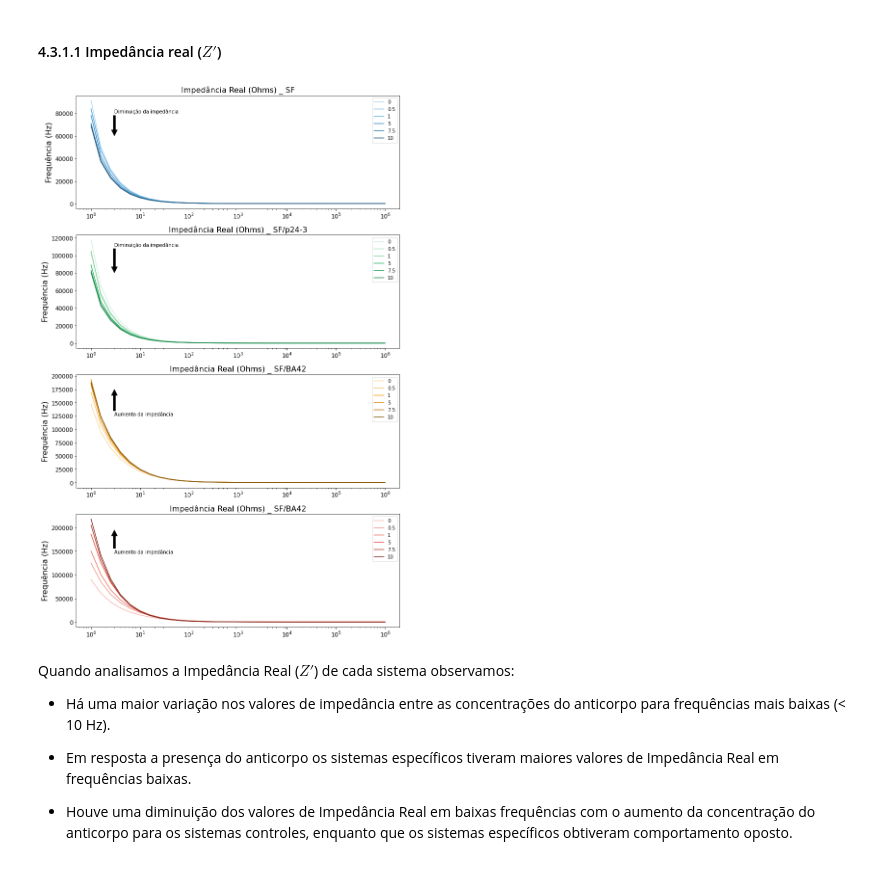
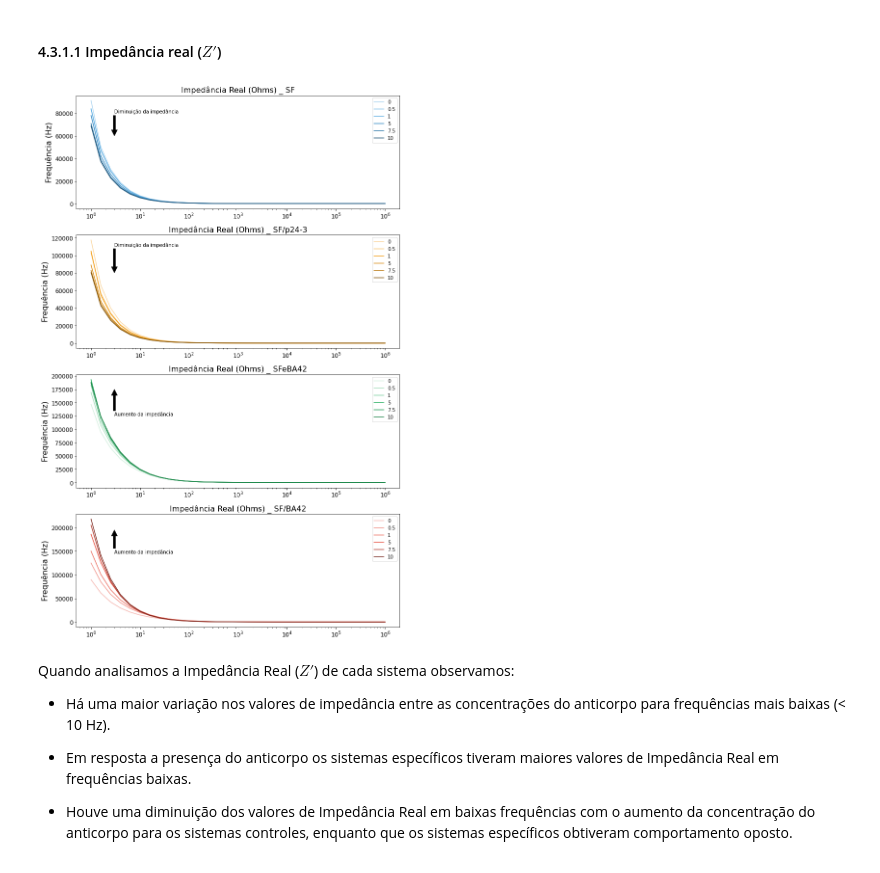
Before and after one commit to alyyokomichi/Impedance_Biosensor, a Jupyter notebook: Impedance_Biosensor.ipynb, the cells around one changed output. Cells and saved outputs as stored; diff of their text form; code cells hidden in the pictures.

```diff
--- a/Impedance_Biosensor.ipynb
+++ b/Impedance_Biosensor.ipynb
@@ -69,7 +69,7 @@ Cada arquivo contem a resposta de um sistema em relação a uma determinada conc
 Para facilitar a análise dos dados, decidiu-se montar dataframes de apenas um parâmetro ($Z'$, $Z"$, ou $Z$), agrupando os dados de todos os sistemas (SF, SF/p24-3, SF/BA42 e SFeBA42) com as diferentes concentrações do anticorpo (0 - 0.5 - 1 - 5 - 7.5 - 10 $\mu g/mL$). Para cada arquivo lido, cada coluna foi adicionada à respectiva lista e posteriormente transformadas em dataframes.
 # %%
 concentracao = [0, 500, 1000, 5000, 7500, 10000]
-sistemas = ['SF', 'SF_p24-3', 'SF_BA42', 'SFeBA42']
+sistemas = ['SF', 'SF_p24-3', 'SFeBA42', 'SF_BA42']
 Z1 = []      # lista para armazenar os dados de impedância real
 Z2 = []      # lista para armazenar os dados de impedância imaginaria
 Z = []       # lista para armazenar os dados da magnitude da impedância
@@ -80,13 +80,10 @@ for s in sistemas:
   for c in concentracao:
     arq = pd.read_csv(f'{s}_{c}ng.csv', sep=',')
     arq.set_index('Frequency (Hz)', inplace=True)
-    IR = arq['Impedance Real (Ohms)']
-    II = arq['Impedance Imaginary (Ohms)']
-    IM = arq['Impedance Magnitude (Ohms)']
+    Z1.append(arq['Impedance Real (Ohms)'])               # armazenando dados lidos
+    Z2.append(arq['Impedance Imaginary (Ohms)'])
+    Z.append(arq['Impedance Magnitude (Ohms)'])
     D.append([c/1000, s])       # armazenando concentracao e sistema
-    Z1.append(IR)               # armazenando dados lidos
-    Z2.append(II)
-    Z.append(IM)
 # %%
 # Transformando dados coletados em dataframe
 Z1 = pd.DataFrame(Z1)      # dataframe com os dados de Impedância Real
@@ -148,53 +145,53 @@ plt.xscale('log')
 f_ax2 = fig.add_subplot(spec[1, 0])
 f_ax2.set_title('Impedância Real (Ohms) _ SF/p24-3', fontsize= 16)
 f_ax2.set_ylabel('Frequência (Hz)', fontsize=16)
-f_ax2.plot(Z1.iloc[6, :-2], color='#D4EFDF', label ="0")
-f_ax2.plot(Z1.iloc[7, :-2], color='#A9DFBF', label ="0.5")
-f_ax2.plot(Z1.iloc[8, :-2], color='#7DCEA0', label ="1")
-f_ax2.plot(Z1.iloc[9, :-2], color='#27AE60', label ="5")
-f_ax2.plot(Z1.iloc[10, :-2], color='#229954', label ="7.5")
-f_ax2.plot(Z1.iloc[11, :-2], color='#1E8449', label ="10")
+f_ax2.plot(Z1.iloc[6, :-2], color='#FAD7A0', label ="0")
+f_ax2.plot(Z1.iloc[7, :-2], color='#F8C471', label ="0.5")
+f_ax2.plot(Z1.iloc[8, :-2], color='#F39C12', label ="1")
+f_ax2.plot(Z1.iloc[9, :-2], color='#D68910', label ="5")
+f_ax2.plot(Z1.iloc[10, :-2], color='#B9770E', label ="7.5")
+f_ax2.plot(Z1.iloc[11, :-2], color='#7E5109', label ="10")
 f_ax2.legend()
 f_ax2.tick_params(labelsize=12)
 f_ax2.annotate('Diminuição da impedância', xy=(3, 80000), xytext= (3, 110000), arrowprops=dict(facecolor='black', shrink=0.01), fontsize=10)
 #f_ax2.set_ylim(0, 2500000)
 plt.xscale('log')
 
 # Grafico do sistema SFeBA42
 f_ax3 = fig.add_subplot(spec[2, 0])
-f_ax3.set_title('Impedância Real (Ohms) _ SF/BA42', fontsize= 16)
+f_ax3.set_title('Impedância Real (Ohms) _ SFeBA42', fontsize= 16)
 f_ax3.set_ylabel('Frequência (Hz)', fontsize=16)
-f_ax3.plot(Z1.iloc[18, :-2], color='#FAD7A0', label ="0")
-f_ax3.plot(Z1.iloc[19, :-2], color='#F8C471', label ="0.5")
-f_ax3.plot(Z1.iloc[20, :-2], color='#F39C12', label ="1")
-f_ax3.plot(Z1.iloc[21, :-2], color='#D68910', label ="5")
-f_ax3.plot(Z1.iloc[22, :-2], color='#B9770E', label ="7.5")
-f_ax3.plot(Z1.iloc[23, :-2], color='#7E5109', label ="10")
+f_ax3.plot(Z1.iloc[12, :-2], color='#D4EFDF', label ="0")
+f_ax3.plot(Z1.iloc[13, :-2], color='#A9DFBF', label ="0.5")
+f_ax3.plot(Z1.iloc[14, :-2], color='#7DCEA0', label ="1")
+f_ax3.plot(Z1.iloc[15, :-2], color='#27AE60', label ="5")
+f_ax3.plot(Z1.iloc[16, :-2], color='#229954', label ="7.5")
+f_ax3.plot(Z1.iloc[17, :-2], color='#1E8449', label ="10")
 f_ax3.legend()
 f_ax3.tick_params(labelsize=12)
 f_ax3.annotate('Aumento da impedância', xy=(3, 175000), xytext= (3, 125000), arrowprops=dict(facecolor='black', shrink=0.01), fontsize=10)
 #f_ax3.set_ylim(0, 250000)
 plt.xscale('log')
 
 # Grafico do sistema SF/BA42
 f_ax4 = fig.add_subplot(spec[3, 0])
 f_ax4.set_title('Impedância Real (Ohms) _ SF/BA42', fontsize= 16)
 f_ax4.set_ylabel('Frequência (Hz)', fontsize=16)
-f_ax4.plot(Z1.iloc[12, :-2], color='#F5B7B1', label ="0")
-f_ax4.plot(Z1.iloc[13, :-2], color='#F1948A', label ="0.5")
-f_ax4.plot(Z1.iloc[14, :-2], color='#EC7063', label ="1")
-f_ax4.plot(Z1.iloc[15, :-2], color='#E74C3C', label ="5")
-f_ax4.plot(Z1.iloc[16, :-2], color='#B03A2E', label ="7.5")
-f_ax4.plot(Z1.iloc[17, :-2], color='#78281F', label ="10")
+f_ax4.plot(Z1.iloc[18, :-2], color='#F5B7B1', label ="0")
+f_ax4.plot(Z1.iloc[19, :-2], color='#F1948A', label ="0.5")
+f_ax4.plot(Z1.iloc[20, :-2], color='#EC7063', label ="1")
+f_ax4.plot(Z1.iloc[21, :-2], color='#E74C3C', label ="5")
+f_ax4.plot(Z1.iloc[22, :-2], color='#B03A2E', label ="7.5")
+f_ax4.plot(Z1.iloc[23, :-2], color='#78281F', label ="10")
 f_ax4.legend()
 f_ax4.tick_params(labelsize=12)
 f_ax4.annotate('Aumento da impedância', xy=(3, 195000), xytext= (3, 145000), arrowprops=dict(facecolor='black', shrink=0.01), fontsize=10)
 #f_ax4.set_ylim(0, 250000)
 plt.xscale('log')
 
 plt.show()
 # %% [output]
-[figure, old version]
+[figure, new version]
 # %% [markdown]
 Quando analisamos a Impedância Real ($Z'$) de cada sistema observamos:
 
```
Also changed, not shown: parts of 16 cells of this notebook.
